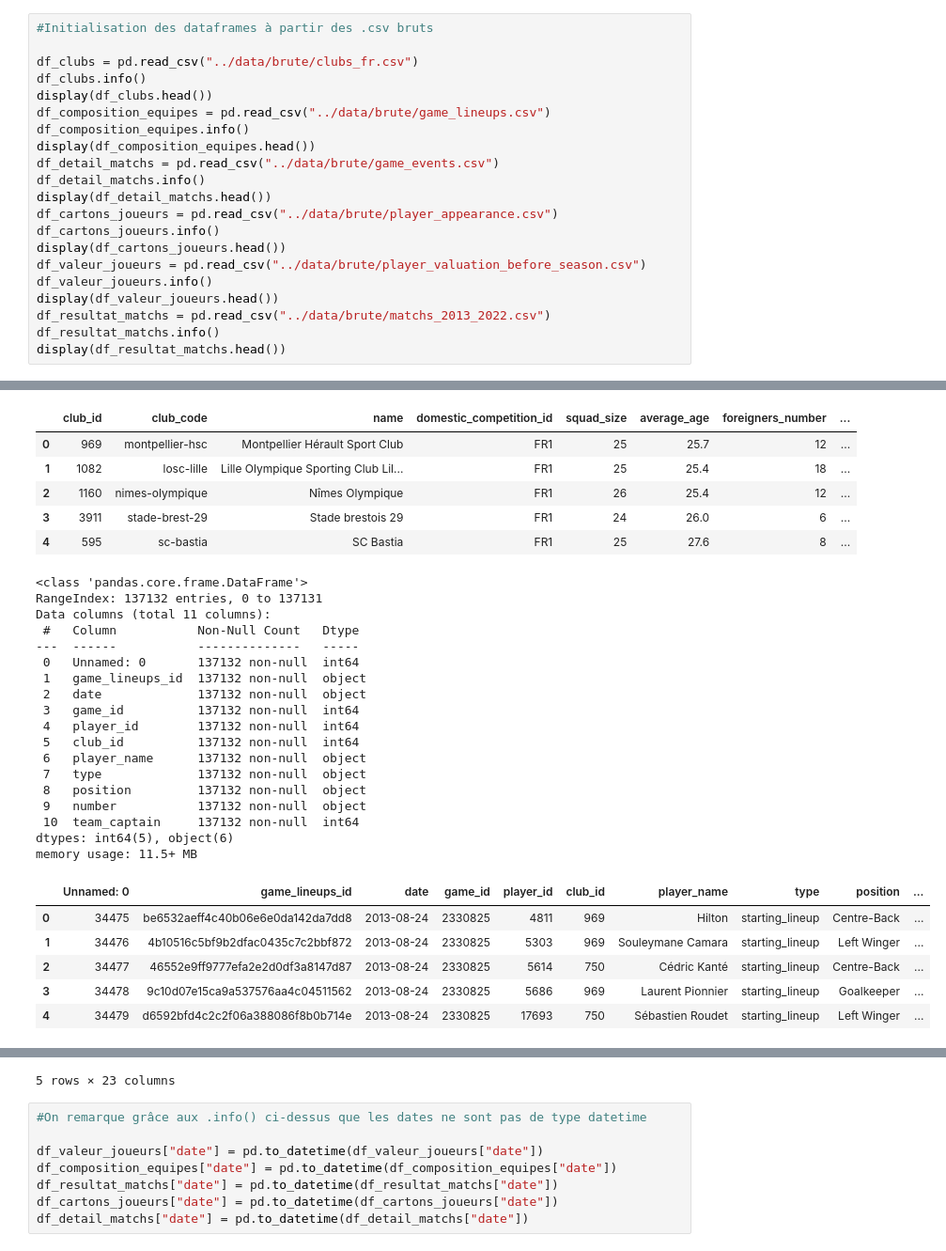
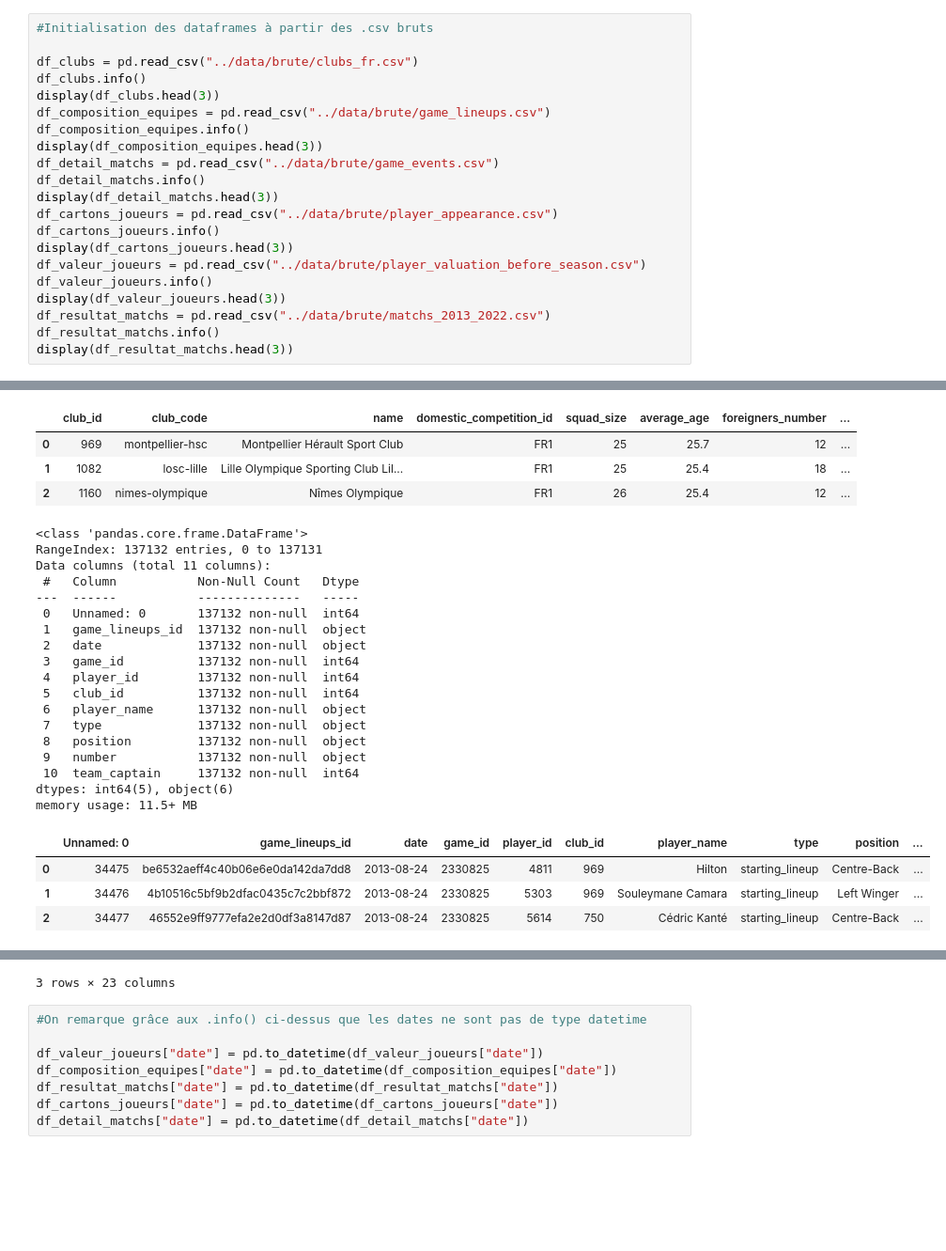
Before and after one commit to AntoninChevalier/Winunmax, a Jupyter notebook: notebooks/exploration.ipynb, the cells around one changed output, grey strips where cells are left out. Shown at 94% size. Drawn from its saved outputs; the diff is of its cells as text; blank space fills up the shorter version.

```diff
--- a/notebooks/exploration.ipynb
+++ b/notebooks/exploration.ipynb
@@ -16,22 +19,22 @@ importlib.reload(nettoyage)
 
 df_clubs = pd.read_csv("../data/brute/clubs_fr.csv")
 df_clubs.info()
-display(df_clubs.head())
+display(df_clubs.head(3))
 df_composition_equipes = pd.read_csv("../data/brute/game_lineups.csv")
 df_composition_equipes.info()
-display(df_composition_equipes.head())
+display(df_composition_equipes.head(3))
 df_detail_matchs = pd.read_csv("../data/brute/game_events.csv")
 df_detail_matchs.info()
-display(df_detail_matchs.head())
+display(df_detail_matchs.head(3))
 df_cartons_joueurs = pd.read_csv("../data/brute/player_appearance.csv")
 df_cartons_joueurs.info()
-display(df_cartons_joueurs.head())
+display(df_cartons_joueurs.head(3))
 df_valeur_joueurs = pd.read_csv("../data/brute/player_valuation_before_season.csv")
 df_valeur_joueurs.info()
-display(df_valeur_joueurs.head())
+display(df_valeur_joueurs.head(3))
 df_resultat_matchs = pd.read_csv("../data/brute/matchs_2013_2022.csv")
 df_resultat_matchs.info()
-display(df_resultat_matchs.head())
+display(df_resultat_matchs.head(3))
 # %% [output]
 <class 'pandas.core.frame.DataFrame'>
 RangeIndex: 35 entries, 0 to 34
@@ -52,37 +55,33 @@ Data columns (total 13 columns):
  11  net_transfer_record      35 non-null     object
  12  coach_name               0 non-null      float64
 dtypes: float64(3), int64(5), object(5)
 memory usage: 3.7+ KB
 |  | club_id | club_code | name | domestic_competition_id | squad_size | average_age | foreigners_number | ... |
 | 0 | 969 | montpellier-hsc | Montpellier Hérault Sport Club | FR1 | 25 | 25.7 | 12 | ... |
 | 1 | 1082 | losc-lille | Lille Olympique Sporting Club Lil... | FR1 | 25 | 25.4 | 18 | ... |
 | 2 | 1160 | nimes-olympique | Nîmes Olympique | FR1 | 26 | 25.4 | 12 | ... |
-| 3 | 3911 | stade-brest-29 | Stade brestois 29 | FR1 | 24 | 26.0 | 6 | ... |
-| 4 | 595 | sc-bastia | SC Bastia | FR1 | 25 | 27.6 | 8 | ... |
 <class 'pandas.core.frame.DataFrame'>
 RangeIndex: 137132 entries, 0 to 137131
 Data columns (total 11 columns):
  #   Column           Non-Null Count   Dtype
 ---  ------           --------------   -----
  0   Unnamed: 0       137132 non-null  int64
  1   game_lineups_id  137132 non-null  object
  2   date             137132 non-null  object
  3   game_id          137132 non-null  int64
  4   player_id        137132 non-null  int64
  5   club_id          137132 non-null  int64
  6   player_name      137132 non-null  object
  7   type             137132 non-null  object
  8   position         137132 non-null  object
  9   number           137132 non-null  object
  10  team_captain     137132 non-null  int64
 dtypes: int64(5), object(6)
 memory usage: 11.5+ MB
 |  | Unnamed: 0 | game_lineups_id | date | game_id | player_id | club_id | player_name | type | position | ... |
 | 0 | 34475 | be6532aeff4c40b06e6e0da142da7dd8 | 2013-08-24 | 2330825 | 4811 | 969 | Hilton | starting_lineup | Centre-Back | ... |
 | 1 | 34476 | 4b10516c5bf9b2dfac0435c7c2bbf872 | 2013-08-24 | 2330825 | 5303 | 969 | Souleymane Camara | starting_lineup | Left Winger | ... |
 | 2 | 34477 | 46552e9ff9777efa2e2d0df3a8147d87 | 2013-08-24 | 2330825 | 5614 | 750 | Cédric Kanté | starting_lineup | Centre-Back | ... |
-| 3 | 34478 | 9c10d07e15ca9a537576aa4c04511562 | 2013-08-24 | 2330825 | 5686 | 969 | Laurent Pionnier | starting_lineup | Goalkeeper | ... |
-| 4 | 34479 | d6592bfd4c2c2f06a388086f8b0b714e | 2013-08-24 | 2330825 | 17693 | 750 | Sébastien Roudet | starting_lineup | Left Winger | ... |
 <class 'pandas.core.frame.DataFrame'>
 RangeIndex: 40995 entries, 0 to 40994
 Data columns (total 11 columns):
@@ -177,4 +168,4 @@ memory usage: 732.9+ KB
-5 rows × 23 columns
+3 rows × 23 columns
 # %%
 #On remarque grâce aux .info() ci-dessus que les dates ne sont pas de type datetime
 
```
Also changed, not shown: parts of 17 cells of this notebook, 1 other file.
